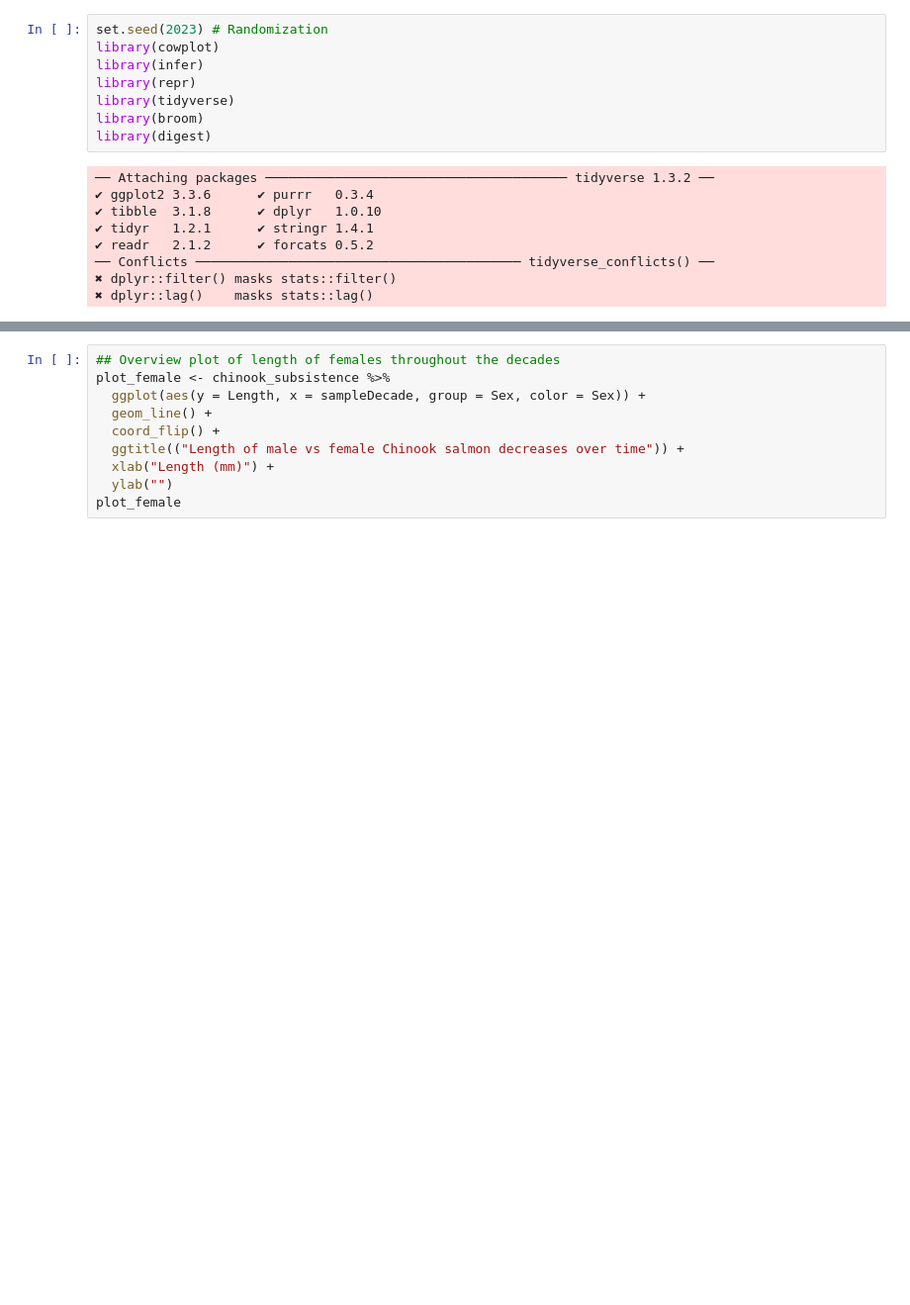
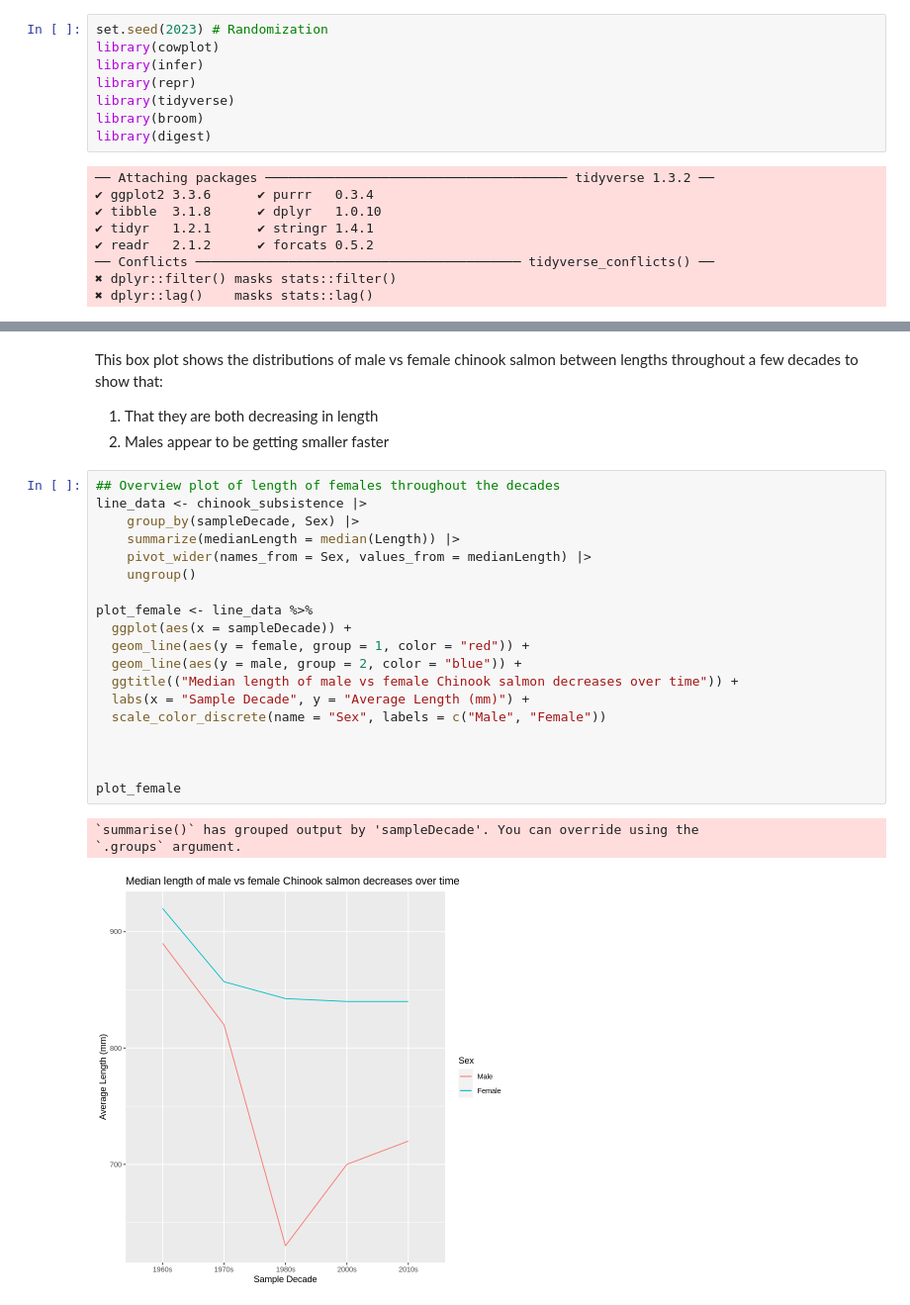
Before and after one commit to GChroma/Stat201-group-project-4, a Jupyter notebook: Project_Proposal.ipynb, the cells around one changed output, grey strips where cells are left out. Shown at 99% size. Cells and saved outputs as stored; diff of their text form; blank space fills up the shorter version.

```diff
--- a/Project_Proposal.ipynb
+++ b/Project_Proposal.ipynb
@@ -104,10 +162,27 @@ plot_overview
+# %% [markdown]
+This box plot shows the distributions of male vs female chinook salmon between lengths throughout a few decades to show that:
+1. That they are both decreasing in length
+2. Males appear to be getting smaller faster
 # %%
 ## Overview plot of length of females throughout the decades
-plot_female <- chinook_subsistence %>%
-  ggplot(aes(y = Length, x = sampleDecade, group = Sex, color = Sex)) +
-  geom_line() +
-  coord_flip() +
-  ggtitle(("Length of male vs female Chinook salmon decreases over time")) +
-  xlab("Length (mm)") +
-  ylab("")
+line_data <- chinook_subsistence |>
+    group_by(sampleDecade, Sex) |>
+    summarize(medianLength = median(Length)) |>
+    pivot_wider(names_from = Sex, values_from = medianLength) |>
+    ungroup()
+
+plot_female <- line_data %>%
+  ggplot(aes(x = sampleDecade)) +
+  geom_line(aes(y = female, group = 1, color = "red")) +
+  geom_line(aes(y = male, group = 2, color = "blue")) +
+  ggtitle(("Median length of male vs female Chinook salmon decreases over time")) +
+  labs(x = "Sample Decade", y = "Average Length (mm)") +
+  scale_color_discrete(name = "Sex", labels = c("Male", "Female"))
+
+
+
 plot_female
+# %% [output]
+`summarise()` has grouped output by 'sampleDecade'. You can override using the
+`.groups` argument.
+[figure, added]
```
Also changed, not shown: parts of 25 cells of this notebook.
